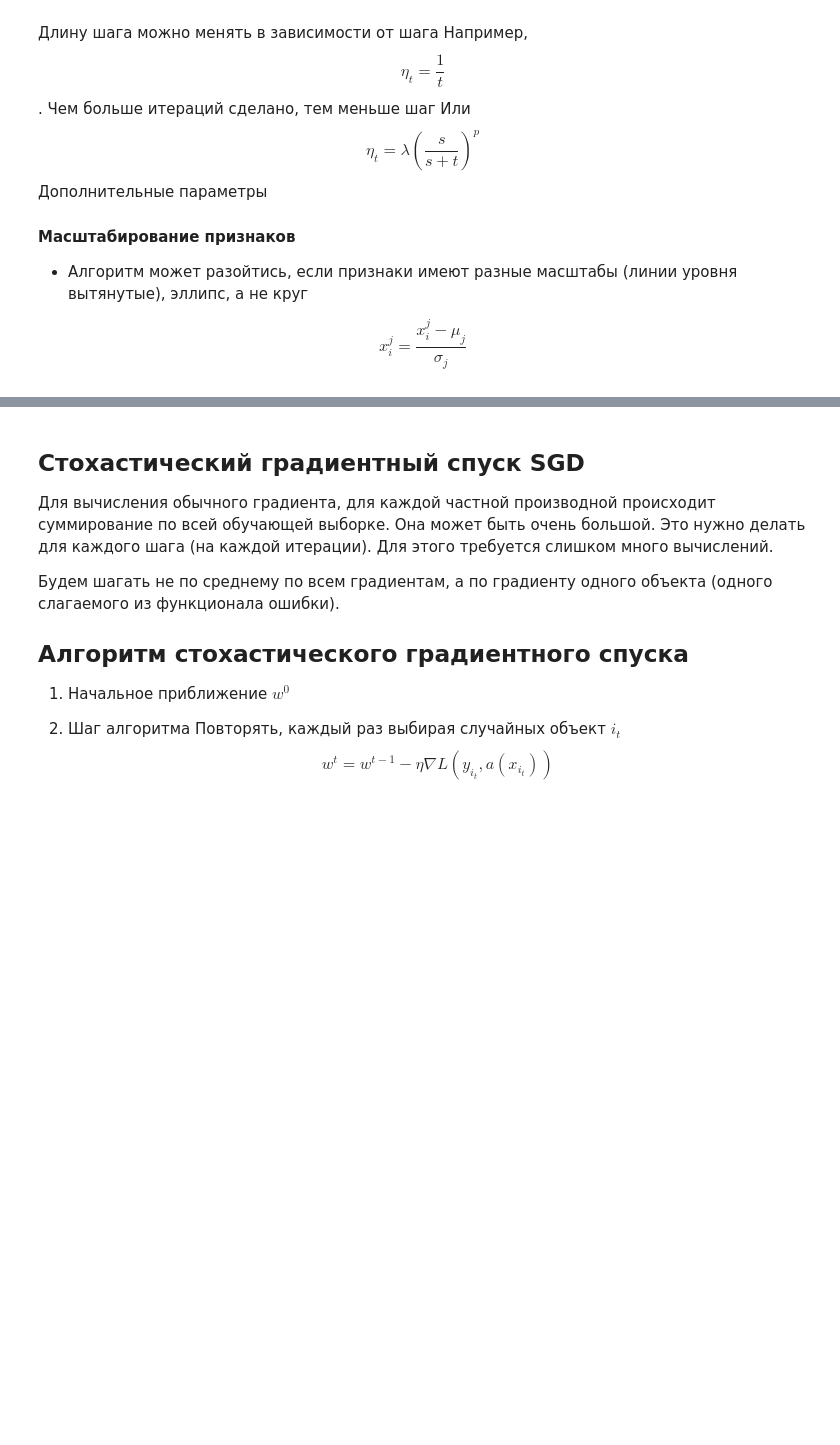
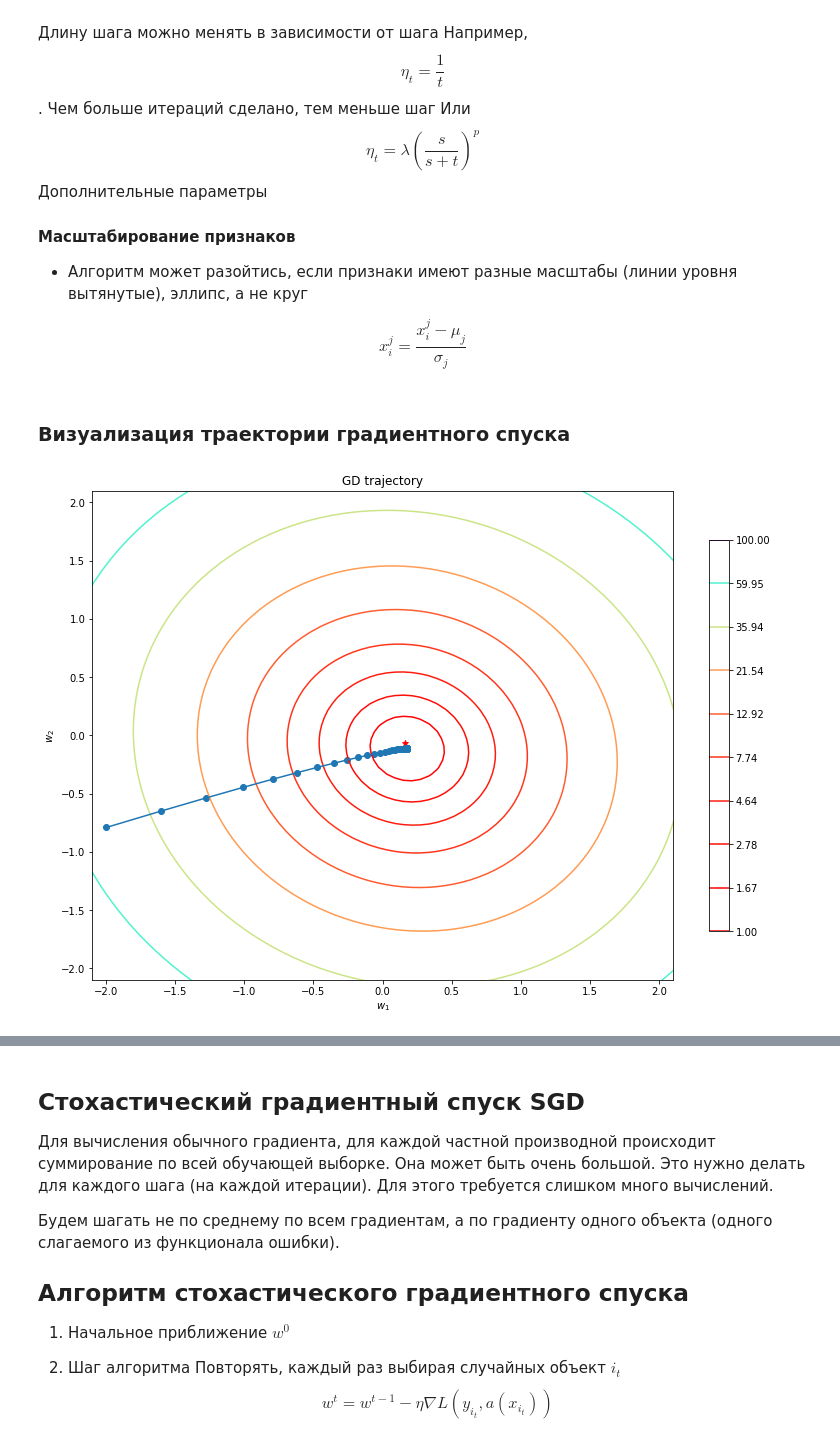
Before and after one commit to julia-komleva/ml-course-2021, a Jupyter notebook: 05_gradient_descent.ipynb, the cells around one changed output, grey strips where cells are left out. Drawn from its saved outputs; the diff is of its cells as text; code cells hidden in the pictures; blank space fills up the shorter version.

```diff
--- a/05_gradient_descent.ipynb
+++ b/05_gradient_descent.ipynb
@@ -99,0 +184,49 @@ $$x_i ^j = \frac{x_i ^j - \mu _j}{\sigma_j}$$
+# %% [markdown]
+### Визуализация траектории градиентного спуска
+# %%
+def plot_gd(X, y, w_history):
+    # compute level set
+    A, B = np.meshgrid(np.linspace(-3, 3, 100), np.linspace(-3, 3, 100))
+
+    levels = np.empty_like(A)
+    for i in range(A.shape[0]):
+        for j in range(A.shape[1]):
+            w_tmp = np.array([A[i, j], B[i, j]])
+            levels[i, j] = np.mean(np.power(np.dot(X, w_tmp) - y, 2))
+
+    plt.figure(figsize=(13, 9))
+    plt.title('GD trajectory')
+    plt.xlabel(r'$w_1$')
+    plt.ylabel(r'$w_2$')
+    plt.xlim((-2.1, 2.1))
+    plt.ylim((-2.1, 2.1))
+
+    # visualize the level set
+    CS = plt.contour(A, B, levels, levels=np.logspace(0, 2, num=10), cmap=plt.cm.rainbow_r)
+    CB = plt.colorbar(CS, shrink=0.8, extend='both')
+
+    # visualize trajectory
+    w_list = np.array(lr.w_history)
+    plt.scatter(w_true[0], w_true[1], c='r', marker='*')
+    plt.scatter(w_list[:, 0], w_list[:, 1])
+    plt.plot(w_list[:, 0], w_list[:, 1])
+    plt.show()
+# %%
+n_features = 2
+n_objects = 300
+num_steps = 100
+
+
+np.random.seed(1)
+w_true = np.random.normal(0, 0.1, size=(n_features, ))
+w_0 = np.random.uniform(-2, 2, (n_features))
+
+X = np.random.uniform(-5, 5, (n_objects, n_features))
+y = np.dot(X, w_true) + np.random.normal(0, 1, (n_objects))
+# %%
+lr = LinearRegression(w0=w_0)
+lr.fit(X, y)
+
+plot_gd(X, y, lr.w_history)
+# %% [output]
+[figure, added]
```
Also changed, not shown: parts of 20 cells of this notebook.
